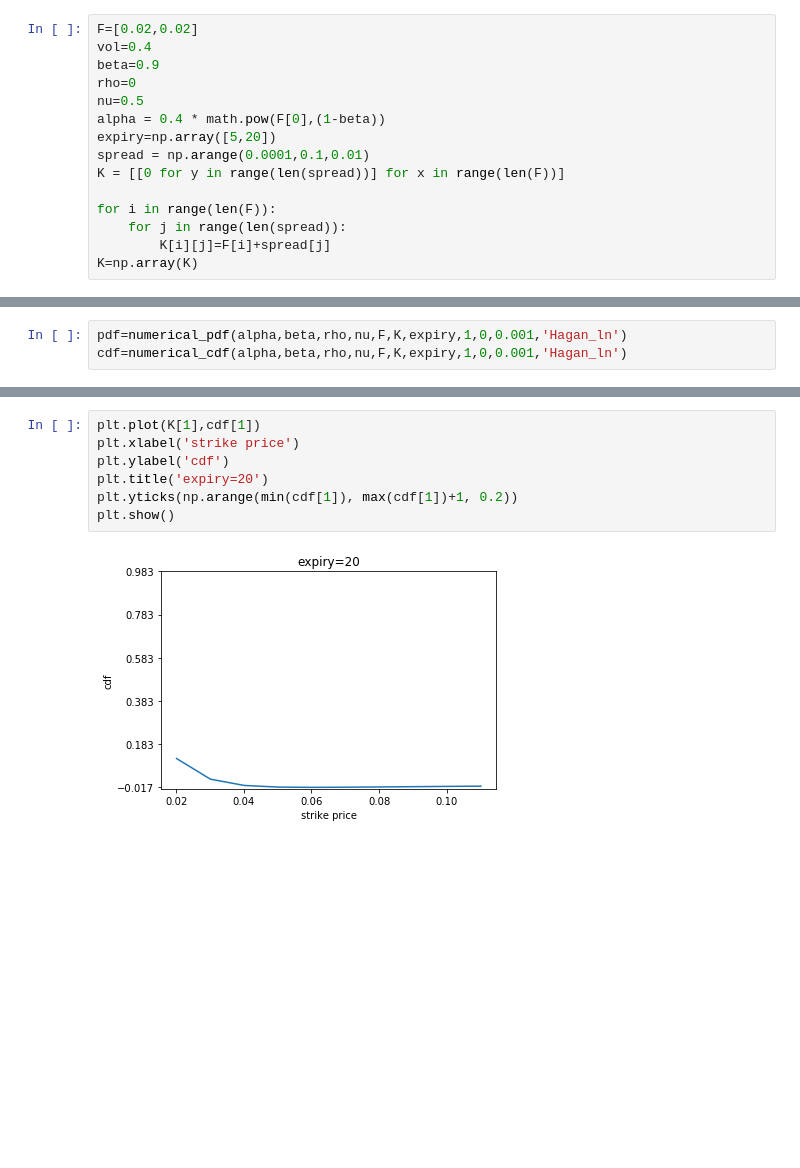
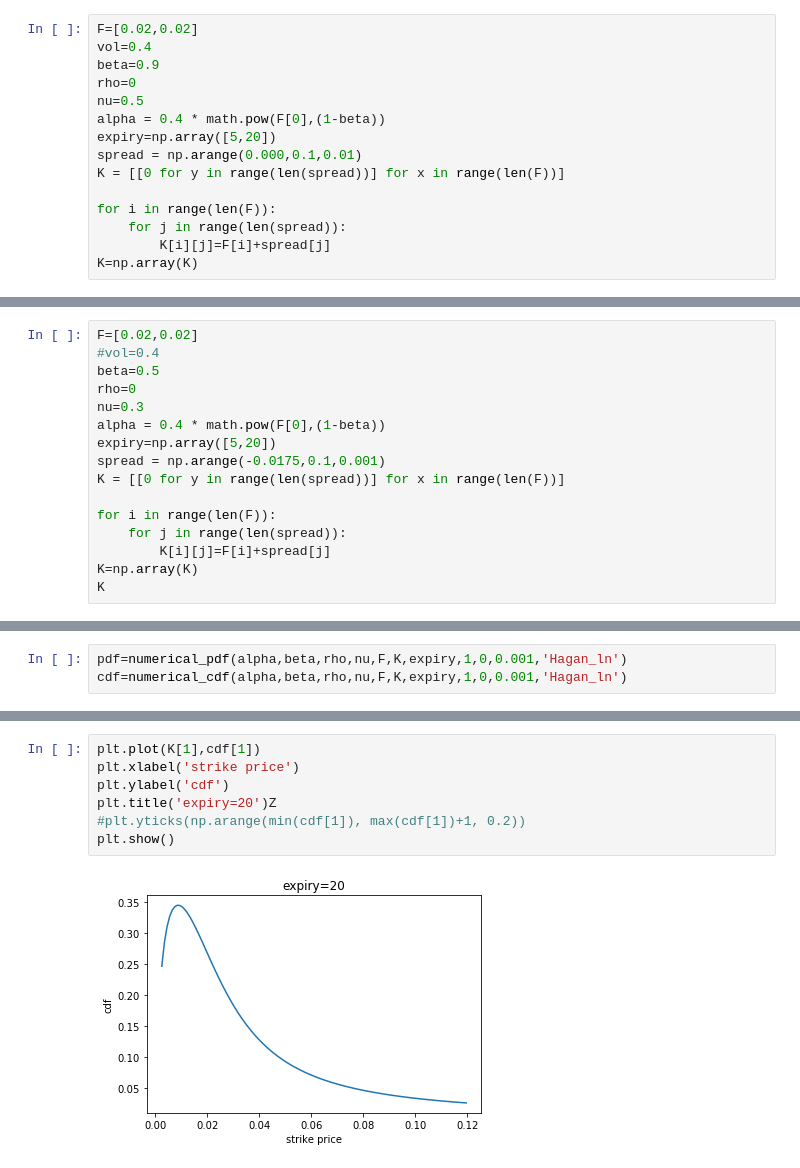
Before and after one commit to mollyxyh/CapstoneFall2017, a Jupyter notebook: Testing/Validation_sample.ipynb, the cells around one changed output, grey strips where cells are left out. Drawn from its saved outputs; the diff is of its cells as text; blank space fills up the shorter version.

```diff
--- a/Testing/Validation_sample.ipynb
+++ b/Testing/Validation_sample.ipynb
@@ -17,7 +17,7 @@ rho=0
 nu=0.5
 alpha = 0.4 * math.pow(F[0],(1-beta))
 expiry=np.array([5,20])
-spread = np.arange(0.0001,0.1,0.01)
+spread = np.arange(0.000,0.1,0.01)
 K = [[0 for y in range(len(spread))] for x in range(len(F))]
 
 for i in range(len(F)):
@@ -26,0 +29,16 @@ K=np.array(K)
+# %%
+F=[0.02,0.02]
+#vol=0.4
+beta=0.5
+rho=0
+nu=0.3
+alpha = 0.4 * math.pow(F[0],(1-beta))
+expiry=np.array([5,20])
+spread = np.arange(-0.0175,0.1,0.001)
+K = [[0 for y in range(len(spread))] for x in range(len(F))]
+
+for i in range(len(F)):
+    for j in range(len(spread)):
+        K[i][j]=F[i]+spread[j]
+K=np.array(K)
+K
@@ -117,9 +151,9 @@ plt.show()
 # %%
 plt.plot(K[1],cdf[1])
 plt.xlabel('strike price')
 plt.ylabel('cdf')
-plt.title('expiry=20')
-plt.yticks(np.arange(min(cdf[1]), max(cdf[1])+1, 0.2))
+plt.title('expiry=20')Z
+#plt.yticks(np.arange(min(cdf[1]), max(cdf[1])+1, 0.2))
 plt.show()
 # %% [output]
-[figure, old version]
+[figure, new version]
```
Also changed, not shown: parts of 12 cells of this notebook.
